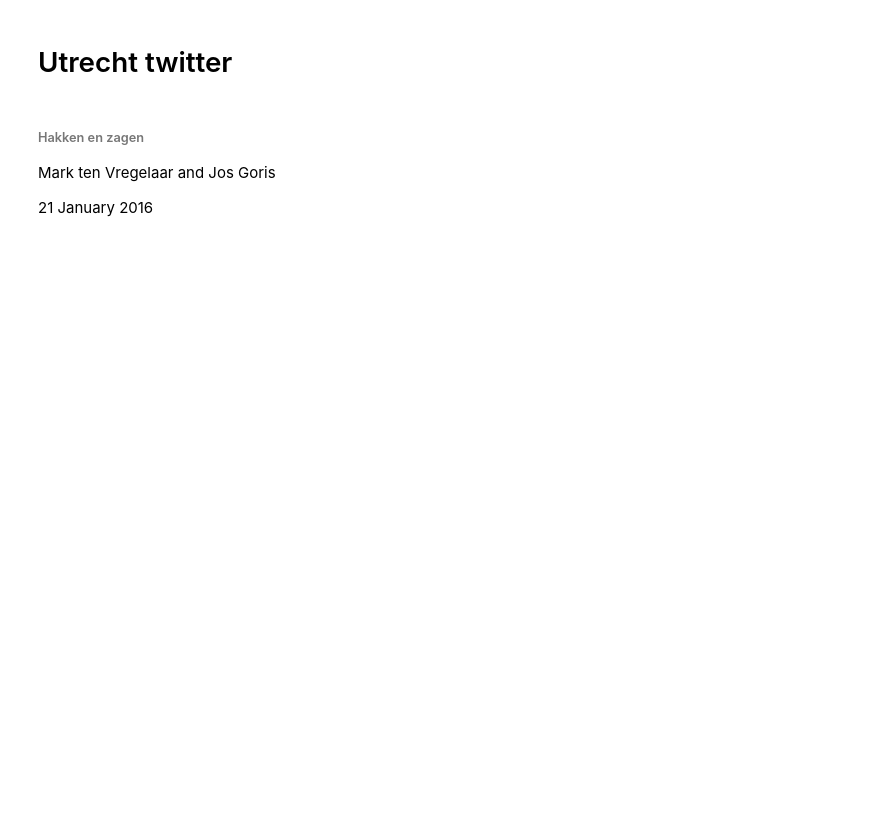
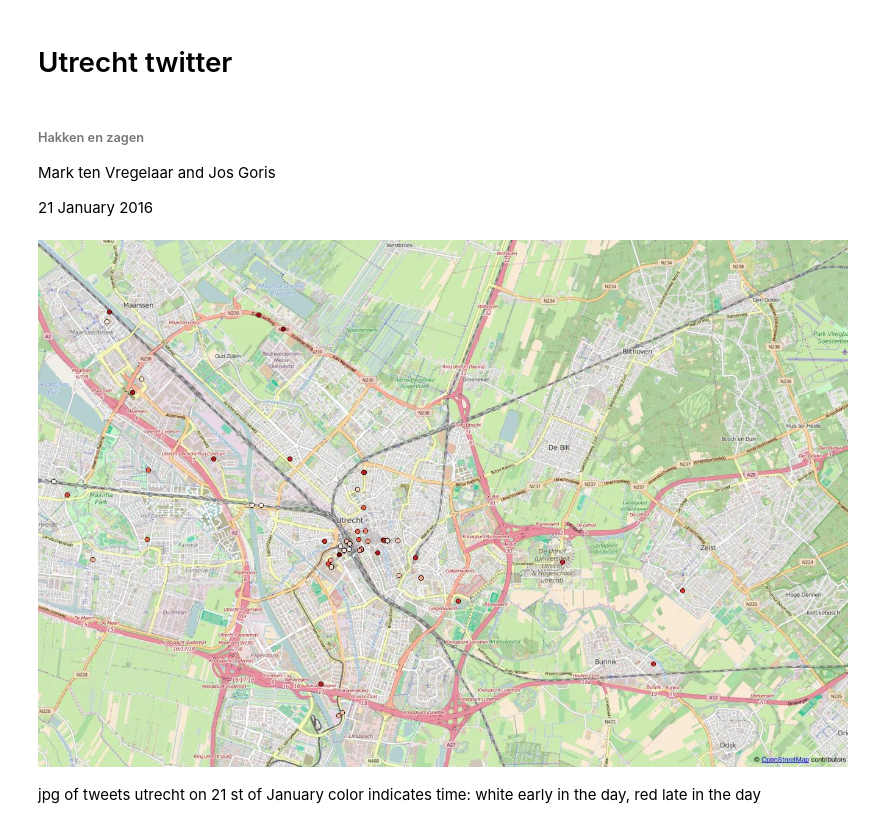
Before and after one commit to markvregel/utrecht_twitter, a Jupyter notebook: Utrect_twitter.ipynb, the cells around one changed output. Saved outputs shown, nothing was run; the diff lists cells and outputs as text; code cells hidden in the pictures; blank space fills up the shorter version.

Commit message:
commit correct script on tweets in utrecht

```diff
--- a/Utrect_twitter.ipynb
+++ b/Utrect_twitter.ipynb
@@ -72,3 +72,12 @@ for j,k in enumerate(lon):
     w.point(k,lat[j])
     w.record(user[j], count[j], k,lat[j],time[j])
 w.save(out_file)
+# %%
+# plot image from shapefile in Qgis
+from IPython.display import Image
+Image(filename='utrecht_twitter.jpg')
+# %% [output]
+[figure, added]
+# %% [markdown]
+jpg of tweets utrecht on 21 st of January
+color indicates time: white early in the day, red late in the day
```
